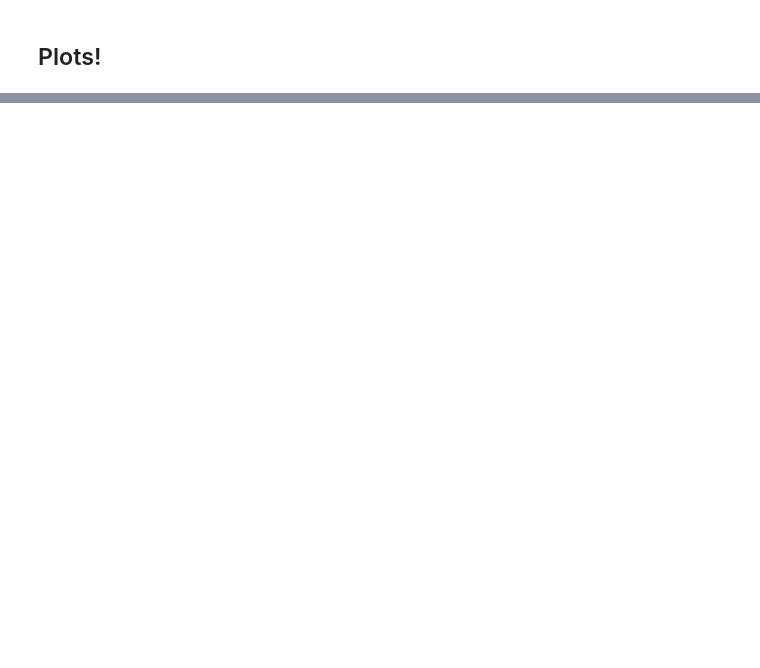
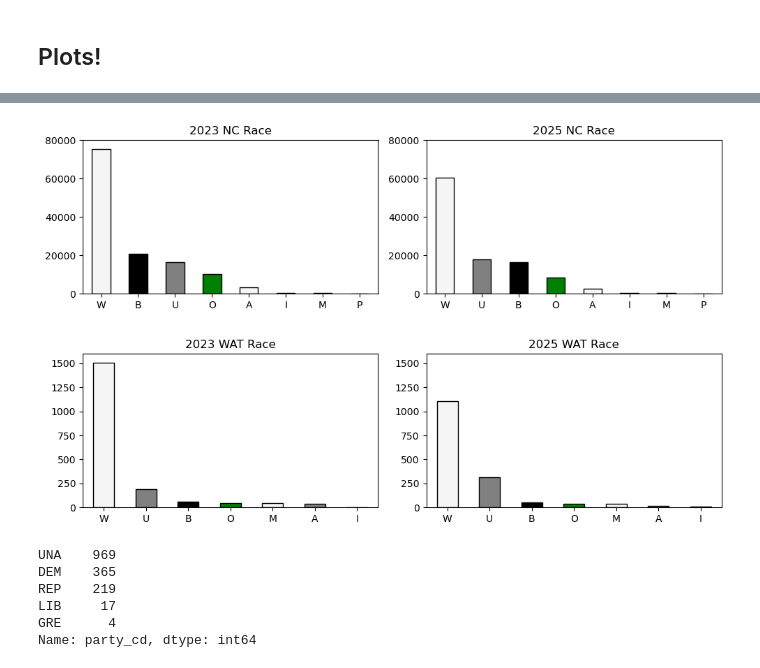
Before and after one commit to vandyy123/Election-Analysis, a Jupyter notebook: Election Results.ipynb, the cells around one changed output, grey strips where cells are left out. Saved outputs shown, nothing was run; the diff lists cells and outputs as text; code cells hidden in the pictures; blank space fills up the shorter version.

```diff
--- a/Election Results.ipynb
+++ b/Election Results.ipynb
@@ -126,3 +124,15 @@ plt.tight_layout(h_pad=3.0)
+# %%
+fig, axes = plt.subplots(2, 2, figsize = (10, 6))
+
+nc_past['race_code'].value_counts().plot.bar(ax = axes[0,0], ylim=(0, 80000), color = ['whitesmoke', 'black', 'grey', 'green'], edgecolor='black', title = '2023 NC Race', rot = 0)
+nc_current['race_code'].value_counts().plot.bar(ax = axes[0,1], ylim=(0, 80000), color = ['whitesmoke', 'grey', 'black', 'green'], edgecolor='black', title = '2025 NC Race', rot = 0)
+
+wat_past['race_code'].value_counts().plot.bar(ax = axes[1,0], ylim=(0, 1600), color = ['whitesmoke', 'grey', 'black', 'green'], edgecolor='black', title = '2023 WAT Race', rot = 0)
+wat_current['race_code'].value_counts().plot.bar(ax = axes[1,1], ylim=(0, 1600), color = ['whitesmoke', 'grey', 'black', 'green'], edgecolor='black', title = '2025 WAT Race', rot = 0)
+
+plt.tight_layout(h_pad=3.0)
+# %% [output]
+[figure, added]
 # %%
 # Explore UNA data
 
@@ -131,3 +141,12 @@ una_nc_current = nc_current[nc_current['party_cd'] == 'UNA']
 
 una_wat_past = wat_past[wat_past['party_cd'] == 'UNA']
 una_wat_current = wat_current[wat_current['party_cd'] == 'UNA']
+# %%
+wat_current['party_cd'].value_counts()
+# %% [output]
+UNA    969
+DEM    365
+REP    219
+LIB     17
+GRE      4
+Name: party_cd, dtype: int64
```
Also changed, not shown: parts of 10 cells of this notebook.
